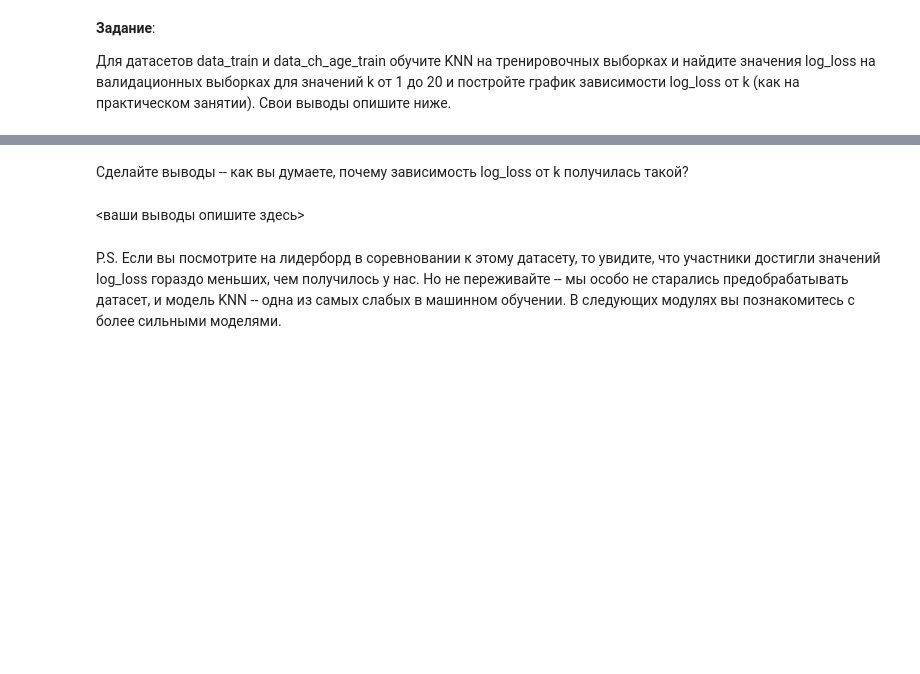
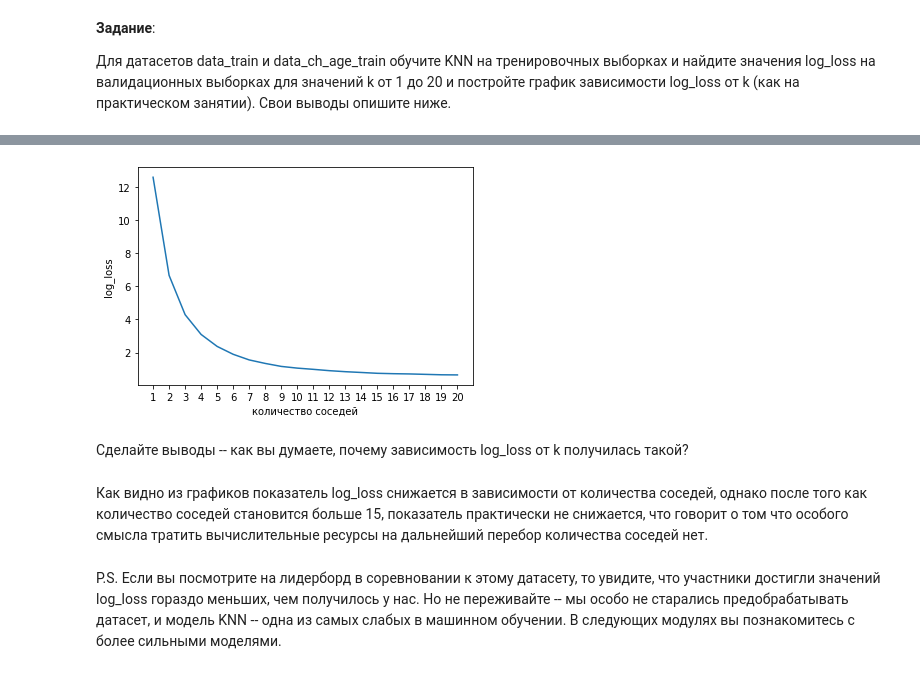
Before and after one commit to t0r1n88/stepic_prepod, a Jupyter notebook: Task 3.ipynb, the cells around one changed output, grey strips where cells are left out. Drawn from its saved outputs; the diff is of its cells as text; code cells hidden in the pictures; blank space fills up the shorter version.

```diff
--- a/Task 3.ipynb
+++ b/Task 3.ipynb
@@ -271,6 +358,23 @@ log_loss(y_val, predicted_proba)
+# %%
+#<тут ваш код для датасета data_ch_age_train>
+# data_ch_age_train, data_ch_age_val, y_ch_age_train
+val_scores_data_ch_age = []
+for i in range(1,21):
+    knn_data = KNeighborsClassifier(n_neighbors=i)
+    knn_data.fit(data_ch_age_train,y_ch_age_train)
+    predicted_proba = knn_data.predict_proba(data_ch_age_val)
+    val_scores_data_ch_age.append(log_loss(y_ch_age_val,predicted_proba))
+# Рисуем график
+plt.plot(list(range(1, 21)), val_scores_data_ch_age)
+plt.xticks(list(range(1, 21)))
+plt.xlabel("количество соседей")
+plt.ylabel("log_loss")
+plt.show()
+# %% [output]
+[figure, added]
 # %% [markdown]
 Сделайте выводы -- как вы думаете, почему зависимость log_loss от k получилась такой?
-# %% [markdown]
-<ваши выводы опишите здесь>
+# %% [markdown]
+Как видно из графиков показатель log_loss снижается в зависимости от количества соседей, однако после того как количество соседей становится больше 15, показатель практически не снижается, что говорит о том что особого смысла тратить вычислительные ресурсы на дальнейший перебор количества соседей нет.
 # %% [markdown]
 P.S. Если вы посмотрите на лидерборд в соревновании к этому датасету, то увидите, что участники достигли значений log_loss гораздо меньших, чем получилось у нас. Но не переживайте -- мы особо не старались предобрабатывать датасет, и модель KNN -- одна из самых слабых в машинном обучении. В следующих модулях вы познакомитесь с более сильными моделями.
```
Also changed, not shown: parts of 24 cells of this notebook, 1 other file.
